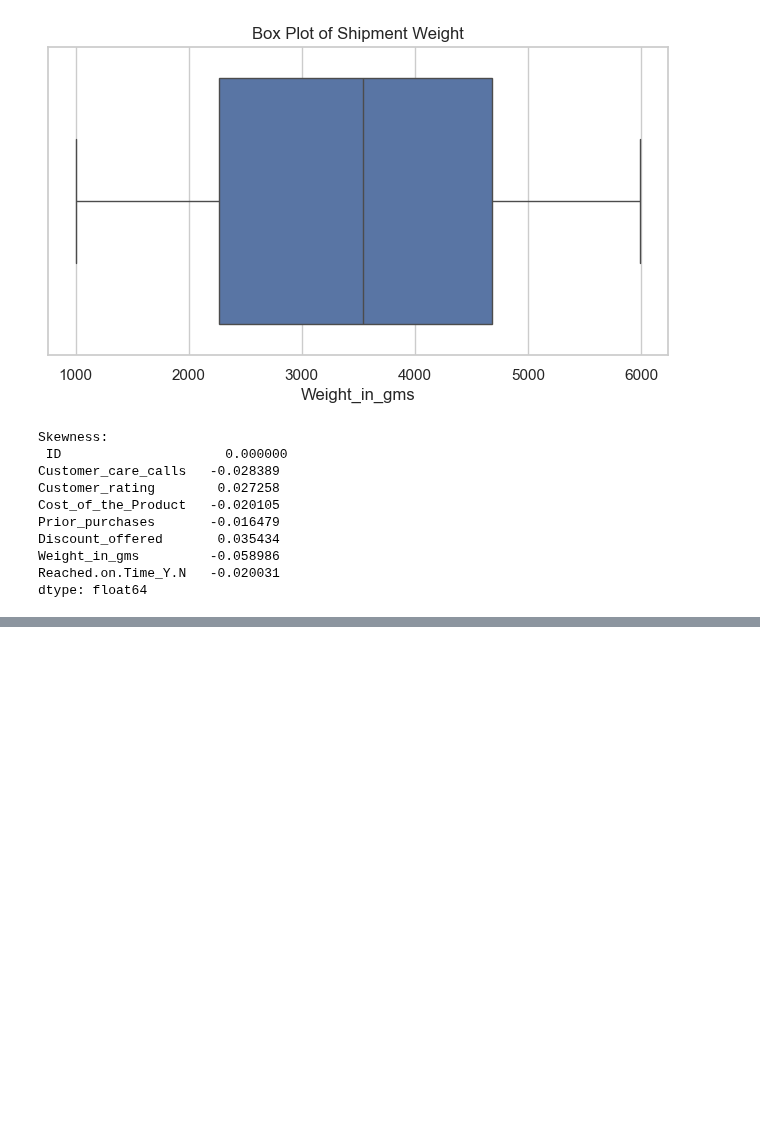
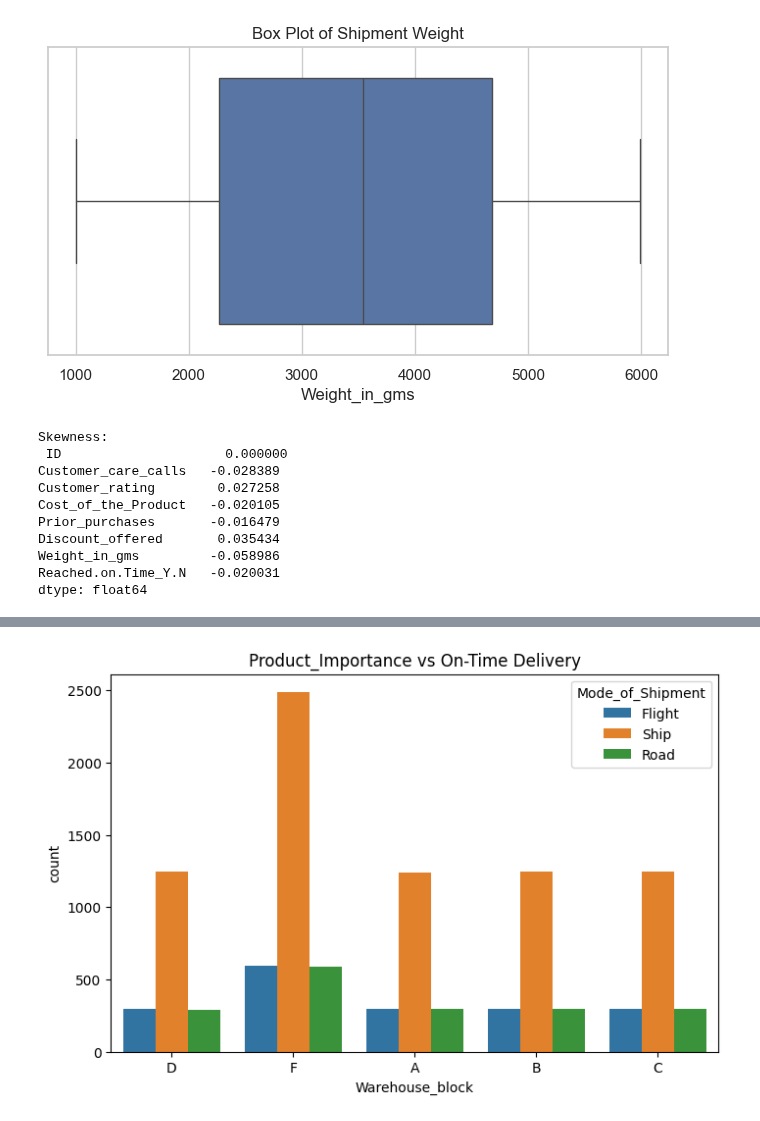
Before and after one commit to mailech/ShipmentSure-Predicting-On-Time-Delivery-Using-Supplier-Data, a Jupyter notebook: EDA.ipynb, the cells around one changed output, grey strips where cells are left out. Cells and saved outputs as stored; diff of their text form; code cells hidden in the pictures; blank space fills up the shorter version.

```diff
--- a/EDA.ipynb
+++ b/EDA.ipynb
@@ -215,0 +309,7 @@ dtype: float64
+# %%
+plt.figure(figsize=(8,5))
+sns.countplot(x='Warehouse_block', hue='Mode_of_Shipment',data=df)
+plt.title("Product_Importance vs On-Time Delivery")
+plt.show()
+# %% [output]
+[figure, added]
```
Also changed, not shown: parts of 13 cells of this notebook.
